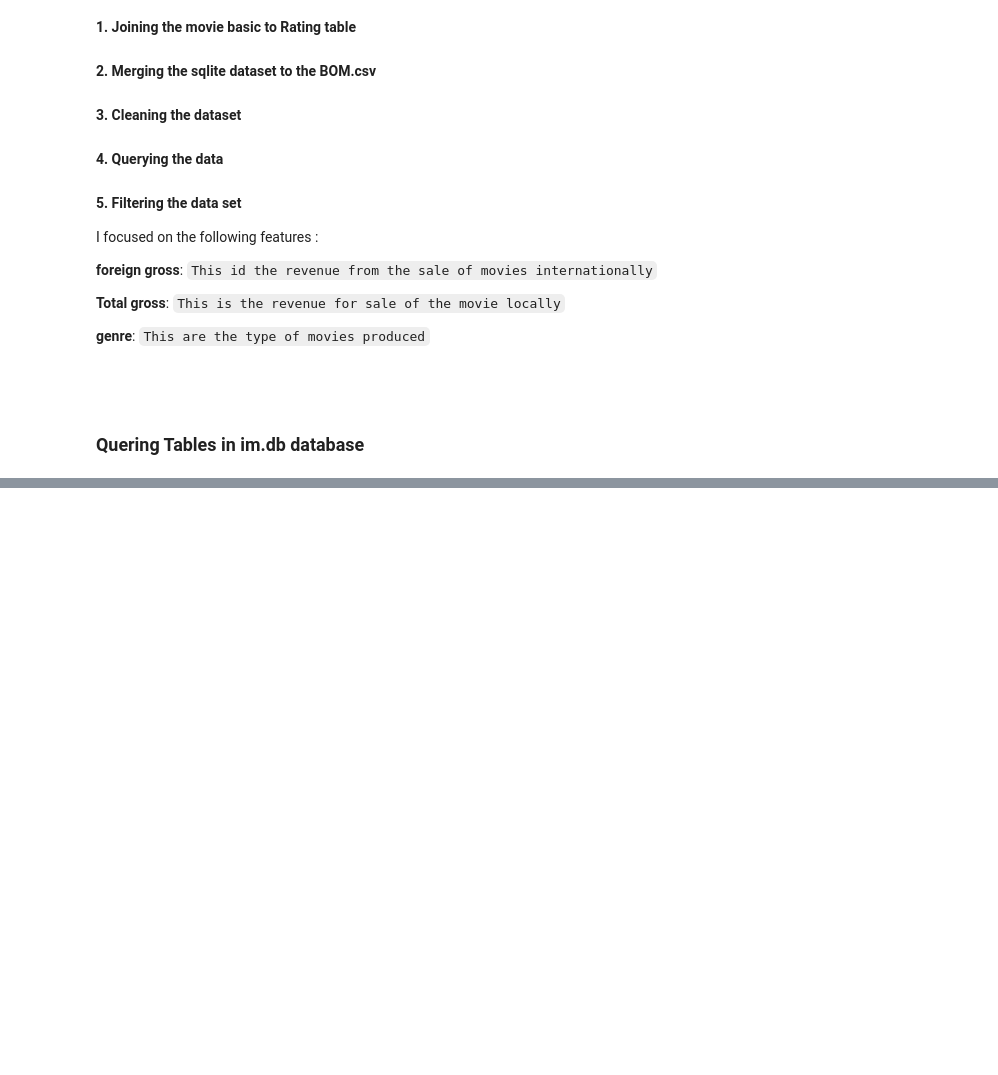
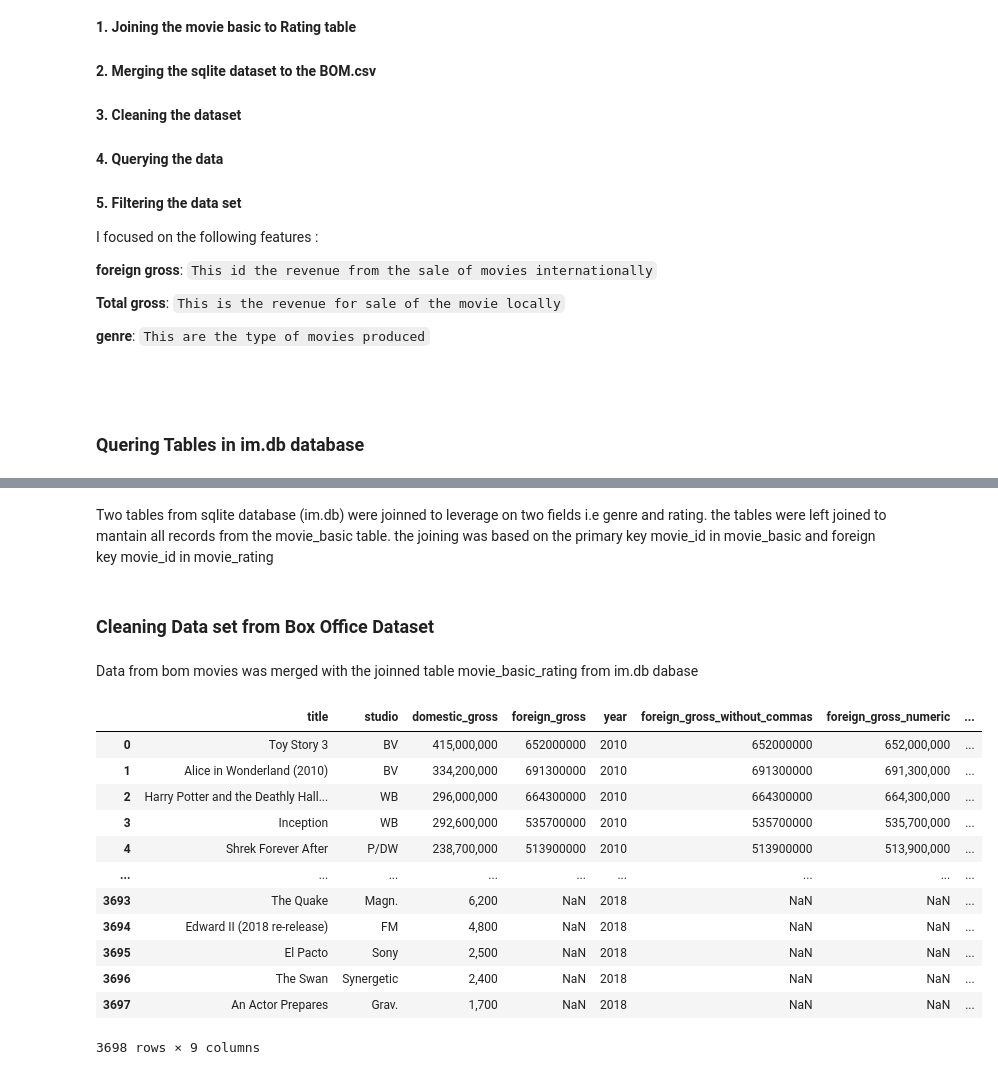
Before and after one commit to Giwanji/phase1project, a Jupyter notebook: firstproject.ipynb, the cells around one changed output, grey strips where cells are left out. Drawn from its saved outputs; the diff is of its cells as text; code cells hidden in the pictures; blank space fills up the shorter version.

```diff
--- a/firstproject.ipynb
+++ b/firstproject.ipynb
@@ -128,0 +184,15 @@ movie_ratings = pd.read_sql(table_query_movie_ratings, conn)
+# %% [markdown]
+Two tables from sqlite database (im.db) were joinned to leverage on two fields i.e genre and rating. the tables were left joined to mantain all records from the movie_basic table. the joining was based on the primary key movie_id in movie_basic and foreign key movie_id in movie_rating
+# %%
+movie_basic_rating = ("""
+                    SELECT original_title AS title, genres, averagerating AS rating, numvotes AS votecount
+                    FROM
+                        movie_basics AS m
+                    JOIN
+                        movie_ratings AS mr ON m.movie_id = mr.movie_id;
+                    """
+                    )
+im_movies = pd.read_sql(movie_basic_rating, conn)
+conn.close()
+# %% [markdown]
+### Cleaning Data set from  Box Office Dataset
@@ -128,0 +204,20 @@ movie_ratings = pd.read_sql(table_query_movie_ratings, conn)
+# %% [markdown]
+Data from bom movies was merged with the joinned table movie_basic_rating from im.db dabase
+# %%
+# Merging the bom movie dataset with im.db dataset
+bom_im_movies_merged = bom_movies.merge(im_movies[['title', 'genres', 'rating']], on='title', how='left')
+bom_im_movies_merged
+# %% [output]
+|  | title | studio | domestic_gross | foreign_gross | year | foreign_gross_without_commas | foreign_gross_numeric | ... |
+| 0 | Toy Story 3 | BV | 415,000,000 | 652000000 | 2010 | 652000000 | 652,000,000 | ... |
+| 1 | Alice in Wonderland (2010) | BV | 334,200,000 | 691300000 | 2010 | 691300000 | 691,300,000 | ... |
+| 2 | Harry Potter and the Deathly Hall... | WB | 296,000,000 | 664300000 | 2010 | 664300000 | 664,300,000 | ... |
+| 3 | Inception | WB | 292,600,000 | 535700000 | 2010 | 535700000 | 535,700,000 | ... |
+| 4 | Shrek Forever After | P/DW | 238,700,000 | 513900000 | 2010 | 513900000 | 513,900,000 | ... |
+| ... | ... | ... | ... | ... | ... | ... | ... | ... |
+| 3693 | The Quake | Magn. | 6,200 | NaN | 2018 | NaN | NaN | ... |
+| 3694 | Edward II (2018 re-release) | FM | 4,800 | NaN | 2018 | NaN | NaN | ... |
+| 3695 | El Pacto | Sony | 2,500 | NaN | 2018 | NaN | NaN | ... |
+| 3696 | The Swan | Synergetic | 2,400 | NaN | 2018 | NaN | NaN | ... |
+| 3697 | An Actor Prepares | Grav. | 1,700 | NaN | 2018 | NaN | NaN | ... |
+3698 rows × 9 columns
```
Also changed, not shown: parts of 23 cells of this notebook.
